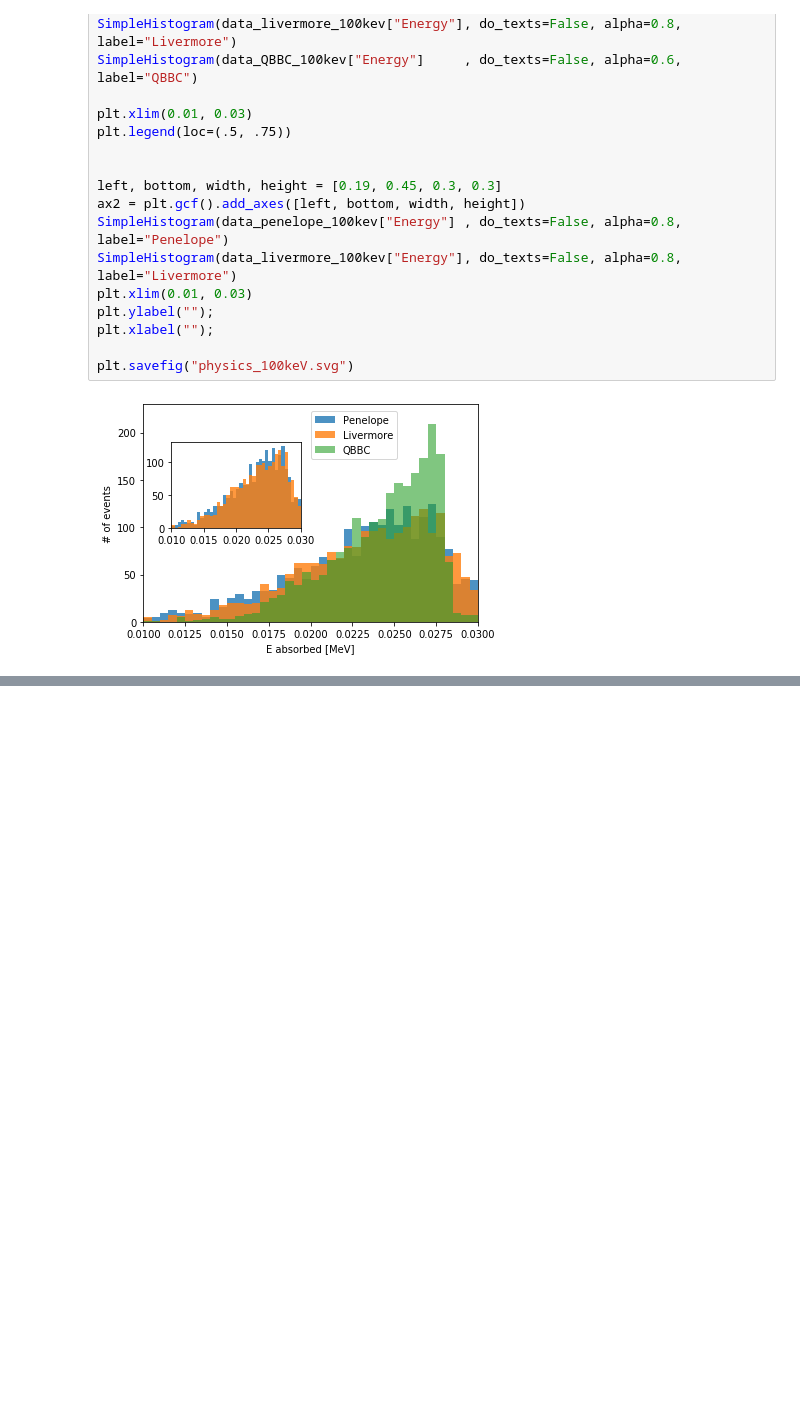
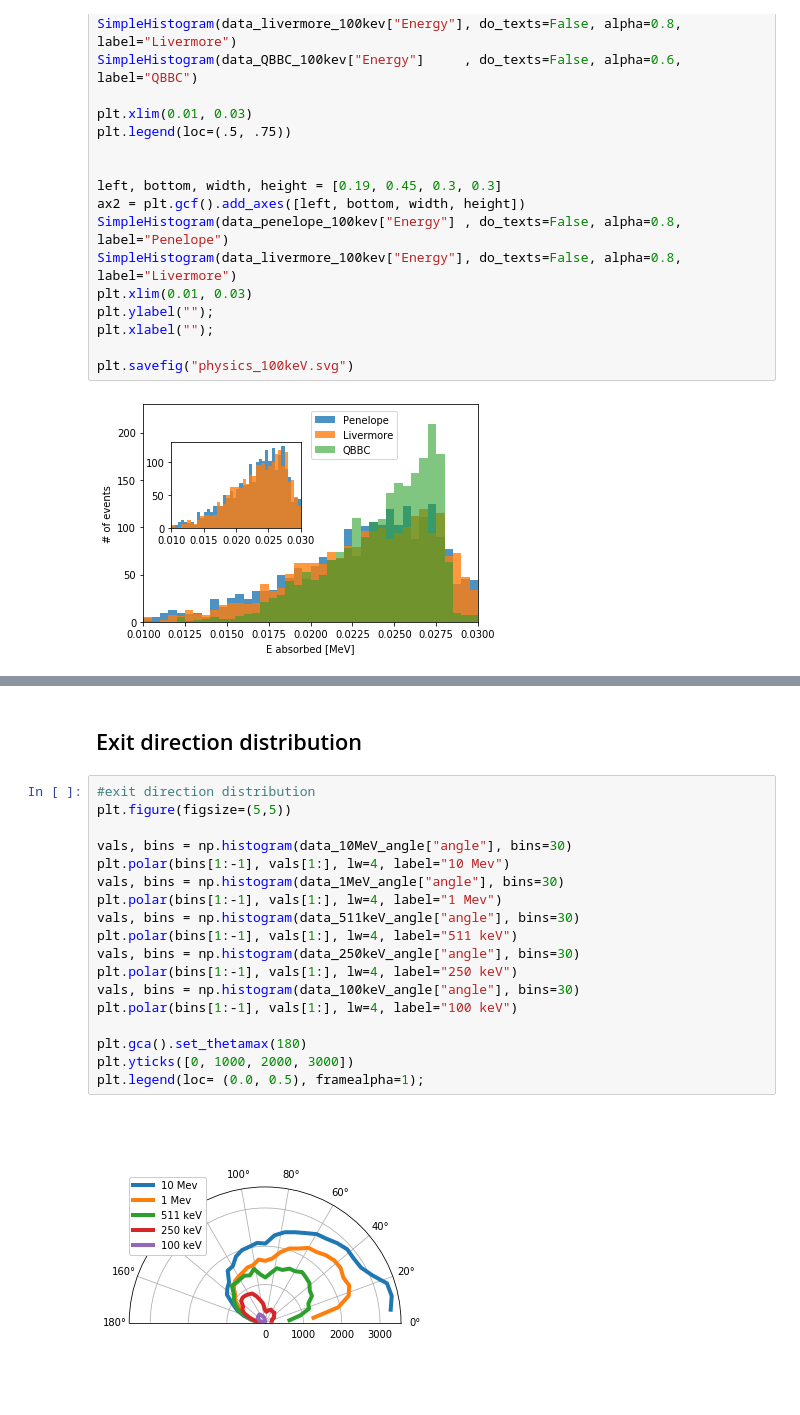
Before and after one commit to Balazzs/HPGECalorimeter, a Jupyter notebook: build/Untitled.ipynb, the cells around one changed output, grey strips where cells are left out. Cells and saved outputs as stored; diff of their text form; blank space fills up the shorter version.

```diff
--- a/build/Untitled.ipynb
+++ b/build/Untitled.ipynb
@@ -166,0 +193,22 @@ plt.savefig("physics_100keV.svg")
+# %% [markdown]
+## Exit direction distribution
+# %%
+#exit direction distribution
+plt.figure(figsize=(5,5))
+
+vals, bins = np.histogram(data_10MeV_angle["angle"], bins=30)
+plt.polar(bins[1:-1], vals[1:], lw=4, label="10 Mev")
+vals, bins = np.histogram(data_1MeV_angle["angle"], bins=30)
+plt.polar(bins[1:-1], vals[1:], lw=4, label="1 Mev")
+vals, bins = np.histogram(data_511keV_angle["angle"], bins=30)
+plt.polar(bins[1:-1], vals[1:], lw=4, label="511 keV")
+vals, bins = np.histogram(data_250keV_angle["angle"], bins=30)
+plt.polar(bins[1:-1], vals[1:], lw=4, label="250 keV")
+vals, bins = np.histogram(data_100keV_angle["angle"], bins=30)
+plt.polar(bins[1:-1], vals[1:], lw=4, label="100 keV")
+
+plt.gca().set_thetamax(180)
+plt.yticks([0, 1000, 2000, 3000])
+plt.legend(loc= (0.0, 0.5), framealpha=1);
+# %% [output]
+[figure, added]
```
Also changed, not shown: parts of 10 cells of this notebook, 4 other files.
